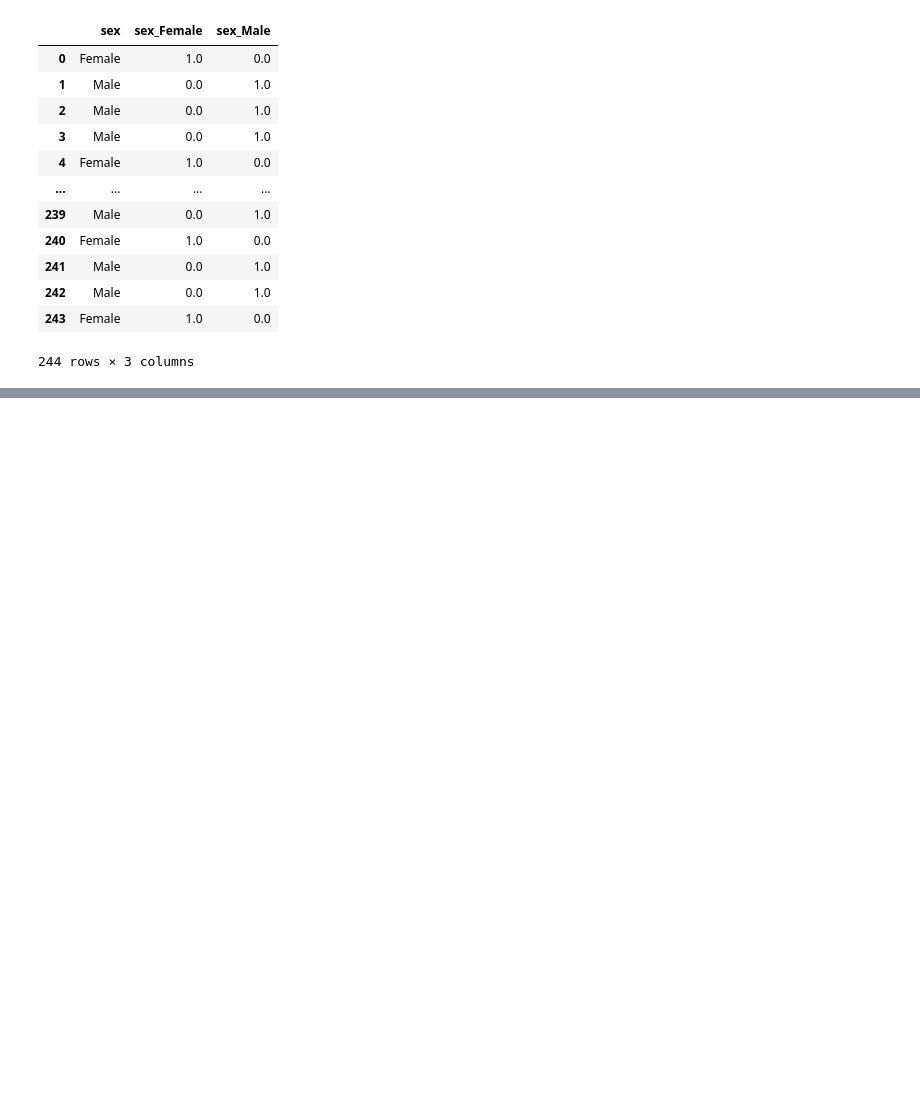
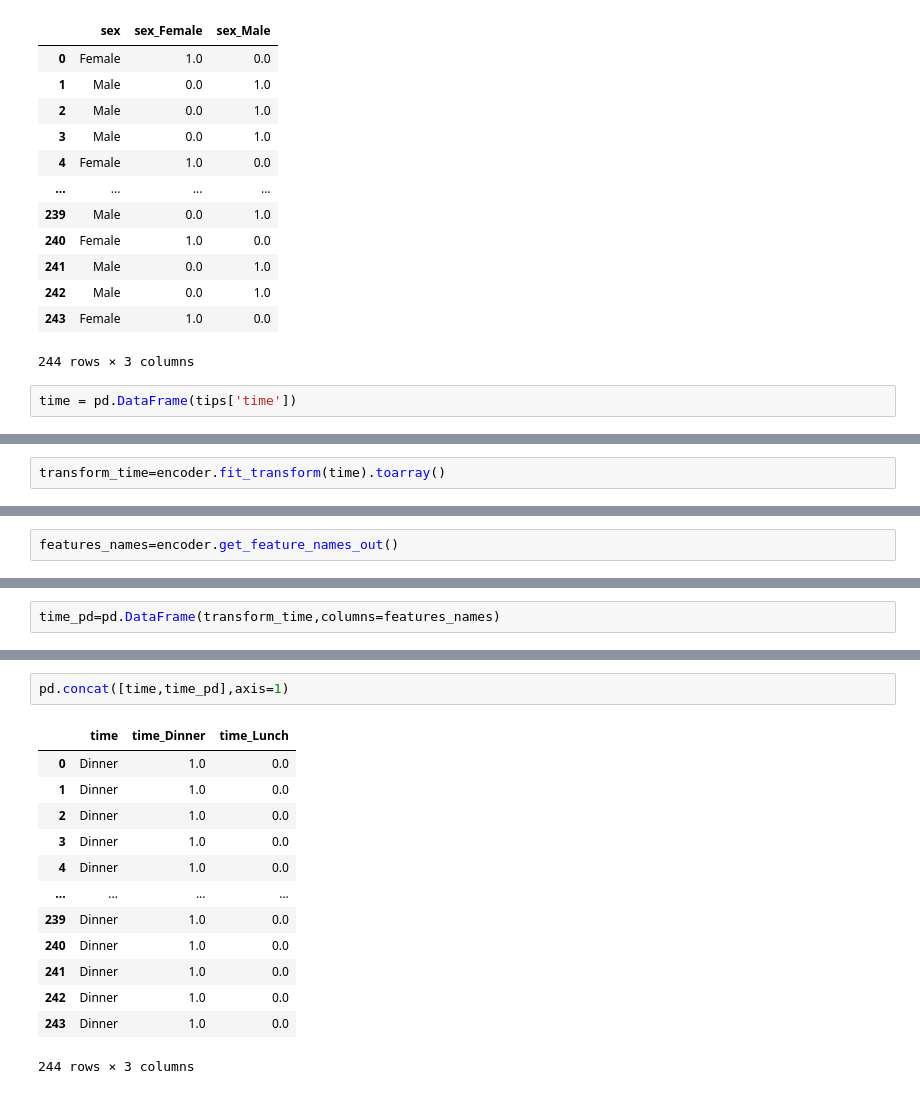
Before and after one commit to vaibhavgaikwad2/Machine-learning-course, a Jupyter notebook: 1)Notes/0-Revision/Feature Engineering/encoders.ipynb, the cells around one changed output, grey strips where cells are left out. Saved outputs shown, nothing was run; the diff lists cells and outputs as text; blank space fills up the shorter version.

```diff
--- a/1)Notes/0-Revision/Feature Engineering/encoders.ipynb
+++ b/1)Notes/0-Revision/Feature Engineering/encoders.ipynb
@@ -99,3 +99,5 @@ pd.concat([sex,sex_df],axis=1)
 | 242 | Male | 0.0 | 1.0 |
 | 243 | Female | 1.0 | 0.0 |
 244 rows × 3 columns
+# %%
+time = pd.DataFrame(tips['time'])
@@ -101,0 +120,2 @@ pd.concat([sex,sex_df],axis=1)
+# %%
+transform_time=encoder.fit_transform(time).toarray()
@@ -101,0 +142,2 @@ pd.concat([sex,sex_df],axis=1)
+# %%
+features_names=encoder.get_feature_names_out()
@@ -101,0 +148,2 @@ pd.concat([sex,sex_df],axis=1)
+# %%
+time_pd=pd.DataFrame(transform_time,columns=features_names)
@@ -101,0 +166,16 @@ pd.concat([sex,sex_df],axis=1)
+# %%
+pd.concat([time,time_pd],axis=1)
+# %% [output]
+|  | time | time_Dinner | time_Lunch |
+| 0 | Dinner | 1.0 | 0.0 |
+| 1 | Dinner | 1.0 | 0.0 |
+| 2 | Dinner | 1.0 | 0.0 |
+| 3 | Dinner | 1.0 | 0.0 |
+| 4 | Dinner | 1.0 | 0.0 |
+| ... | ... | ... | ... |
+| 239 | Dinner | 1.0 | 0.0 |
+| 240 | Dinner | 1.0 | 0.0 |
+| 241 | Dinner | 1.0 | 0.0 |
+| 242 | Dinner | 1.0 | 0.0 |
+| 243 | Dinner | 1.0 | 0.0 |
+244 rows × 3 columns
```
Also changed, not shown: parts of 4 cells of this notebook.
